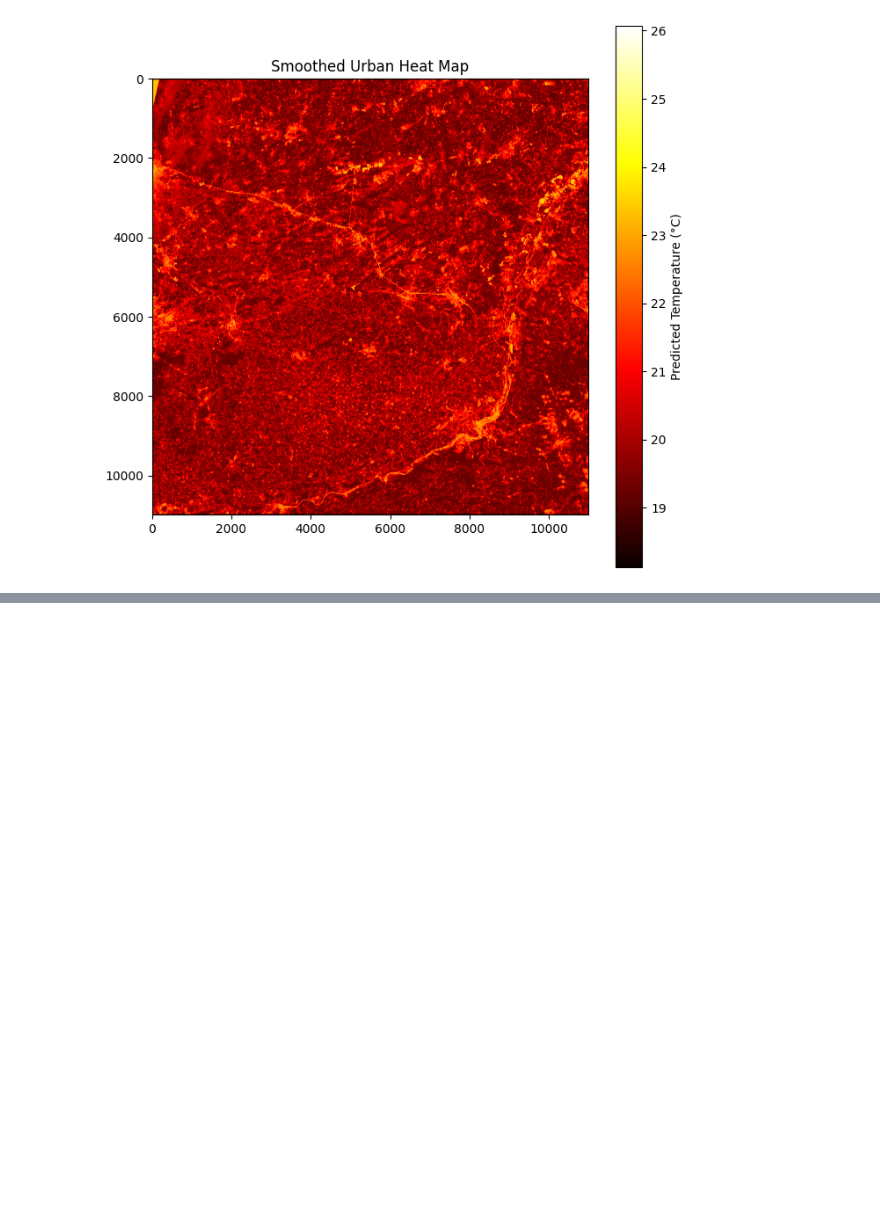
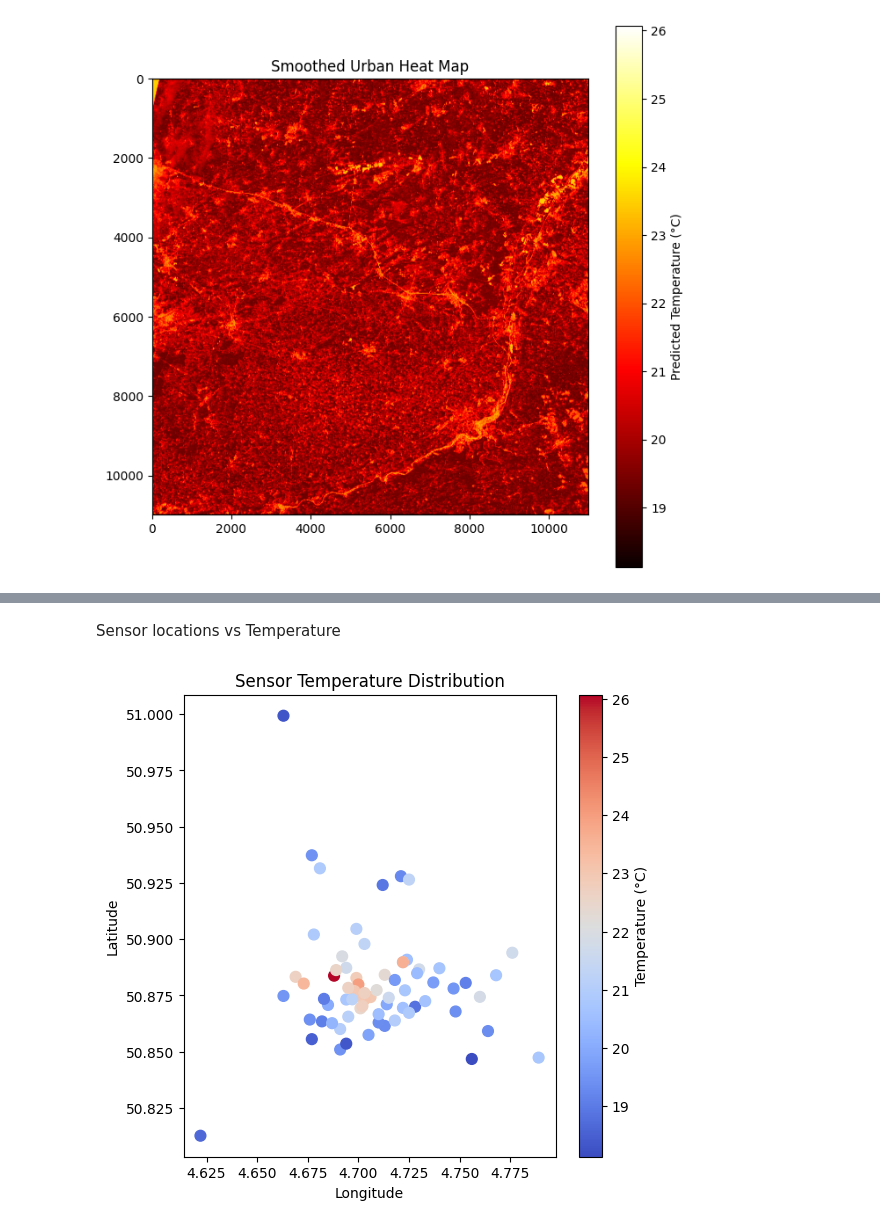
Before and after one commit to mylenearadaniucll2024/urban-heat-ai-leuven, a Jupyter notebook: notebooks/01_preprocessing.ipynb, the cells around one changed output, grey strips where cells are left out. Cells and saved outputs as stored; diff of their text form; code cells hidden in the pictures; blank space fills up the shorter version.

```diff
--- a/notebooks/01_preprocessing.ipynb
+++ b/notebooks/01_preprocessing.ipynb
@@ -688,0 +736,14 @@ with machine learning to model urban climate dynamics.
+# %% [markdown]
+Sensor locations vs Temperature
+# %%
+plt.figure(figsize=(6,6))
+plt.scatter(df_merged["lon"], df_merged["lat"],
+            c=df_merged["temp_c"], cmap="coolwarm", s=60)
+
+plt.colorbar(label="Temperature (°C)")
+plt.xlabel("Longitude")
+plt.ylabel("Latitude")
+plt.title("Sensor Temperature Distribution")
+plt.show()
+# %% [output]
+[figure, added]
```
Also changed, not shown: parts of 14 cells of this notebook, 2 other files.
